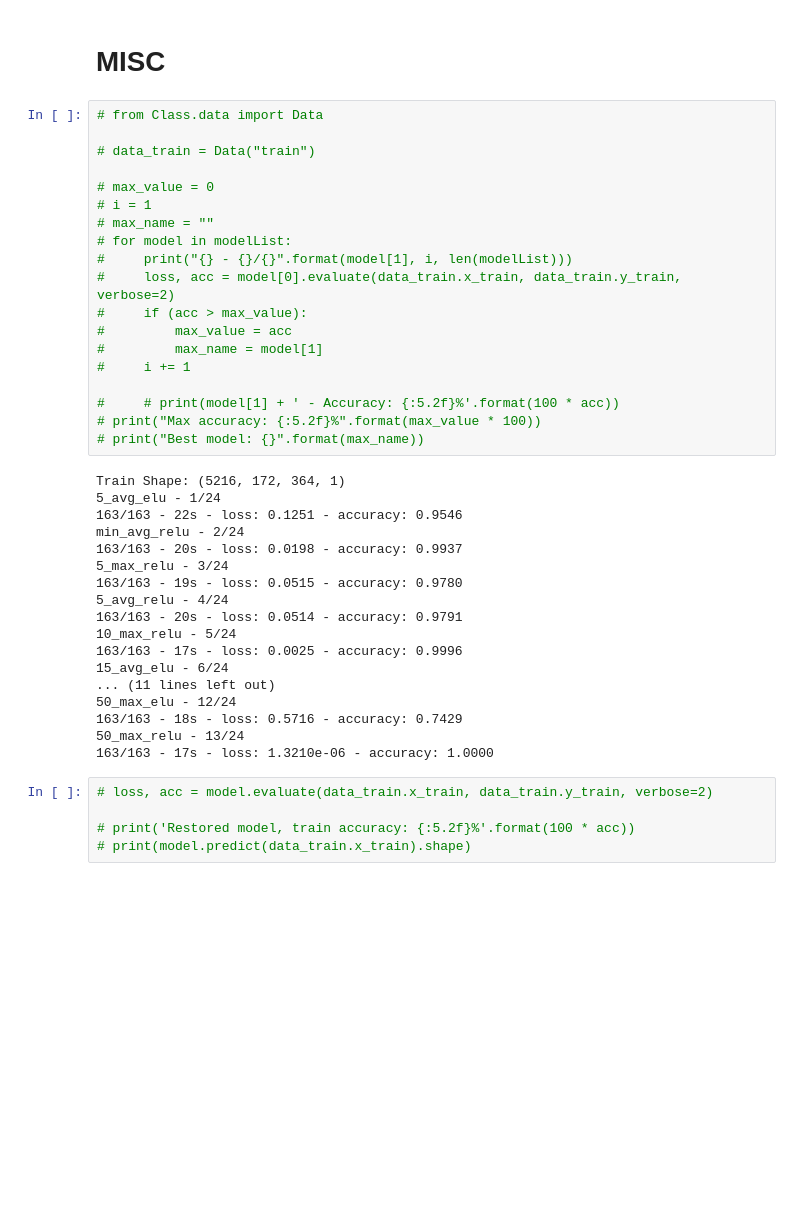
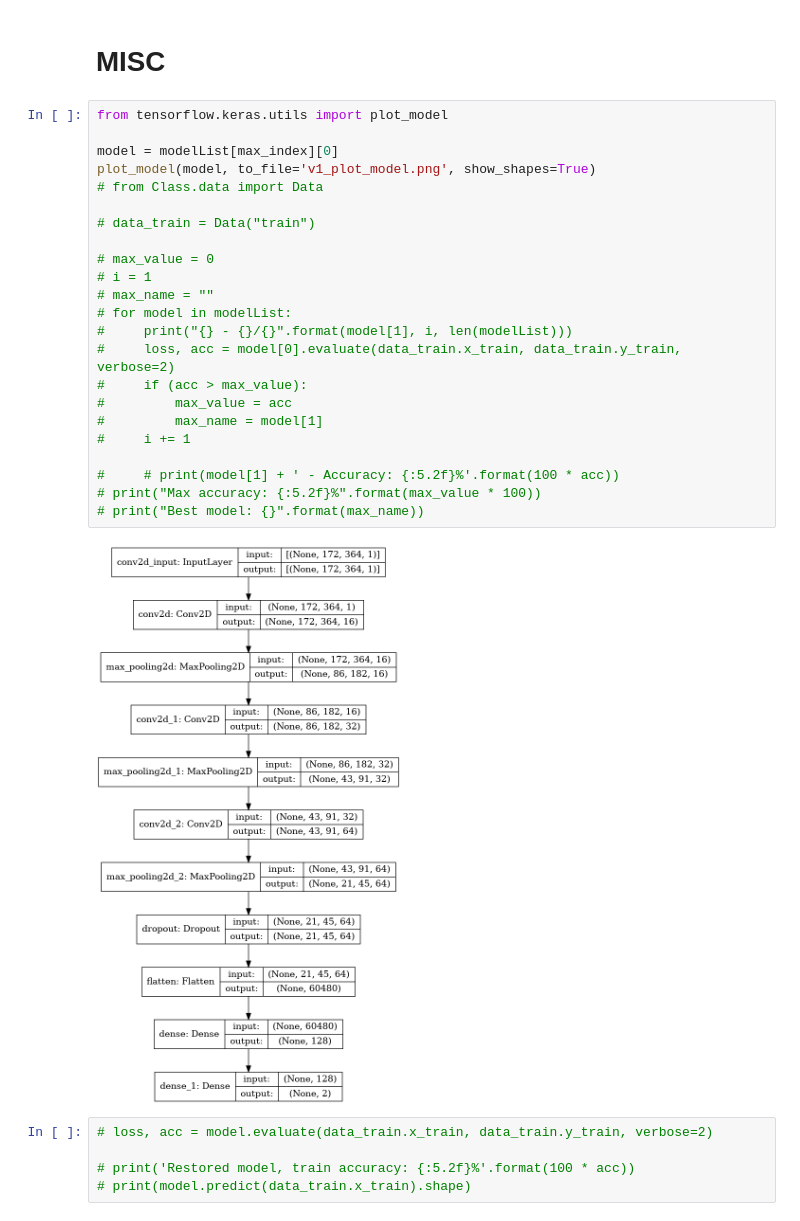
Before and after one commit to LuluLaGlue/CNN_Pneumonia, a Jupyter notebook: 1Layers_Load.ipynb, the cells around one changed output. Drawn from its saved outputs; the diff is of its cells as text; blank space fills up the shorter version.

```diff
--- a/1Layers_Load.ipynb
+++ b/1Layers_Load.ipynb
@@ -54,42 +66,30 @@ ValueError: in user code:
 # %% [markdown]
 # MISC
 # %%
+from tensorflow.keras.utils import plot_model
+
+model = modelList[max_index][0]
+plot_model(model, to_file='v1_plot_model.png', show_shapes=True)
 # from Class.data import Data
 
 # data_train = Data("train")
 
 # max_value = 0
 # i = 1
 # max_name = ""
 # for model in modelList:
 #     print("{} - {}/{}".format(model[1], i, len(modelList)))
 #     loss, acc = model[0].evaluate(data_train.x_train, data_train.y_train, verbose=2)
 #     if (acc > max_value):
 #         max_value = acc
 #         max_name = model[1]
 #     i += 1
 
 #     # print(model[1] + ' - Accuracy: {:5.2f}%'.format(100 * acc))
 # print("Max accuracy: {:5.2f}%".format(max_value * 100))
 # print("Best model: {}".format(max_name))
 # %% [output]
-Train Shape: (5216, 172, 364, 1)
-5_avg_elu - 1/24
-163/163 - 22s - loss: 0.1251 - accuracy: 0.9546
-min_avg_relu - 2/24
-163/163 - 20s - loss: 0.0198 - accuracy: 0.9937
-5_max_relu - 3/24
-163/163 - 19s - loss: 0.0515 - accuracy: 0.9780
-5_avg_relu - 4/24
-163/163 - 20s - loss: 0.0514 - accuracy: 0.9791
-10_max_relu - 5/24
-163/163 - 17s - loss: 0.0025 - accuracy: 0.9996
-15_avg_elu - 6/24
-... (11 lines left out)
-50_max_elu - 12/24
-163/163 - 18s - loss: 0.5716 - accuracy: 0.7429
-50_max_relu - 13/24
-163/163 - 17s - loss: 1.3210e-06 - accuracy: 1.0000
+[figure, added]
 # %%
 # loss, acc = model.evaluate(data_train.x_train, data_train.y_train, verbose=2)
 
```
Also changed, not shown: parts of 1 cell of this notebook, 3 other files.
